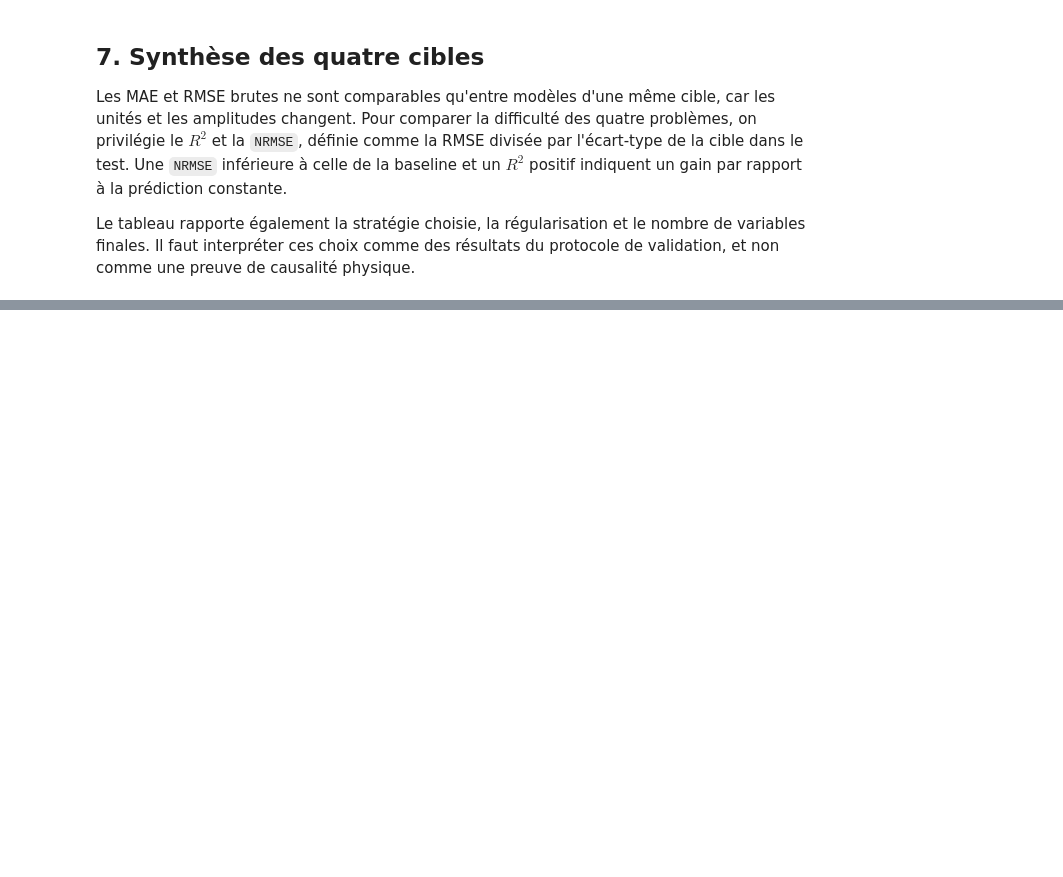
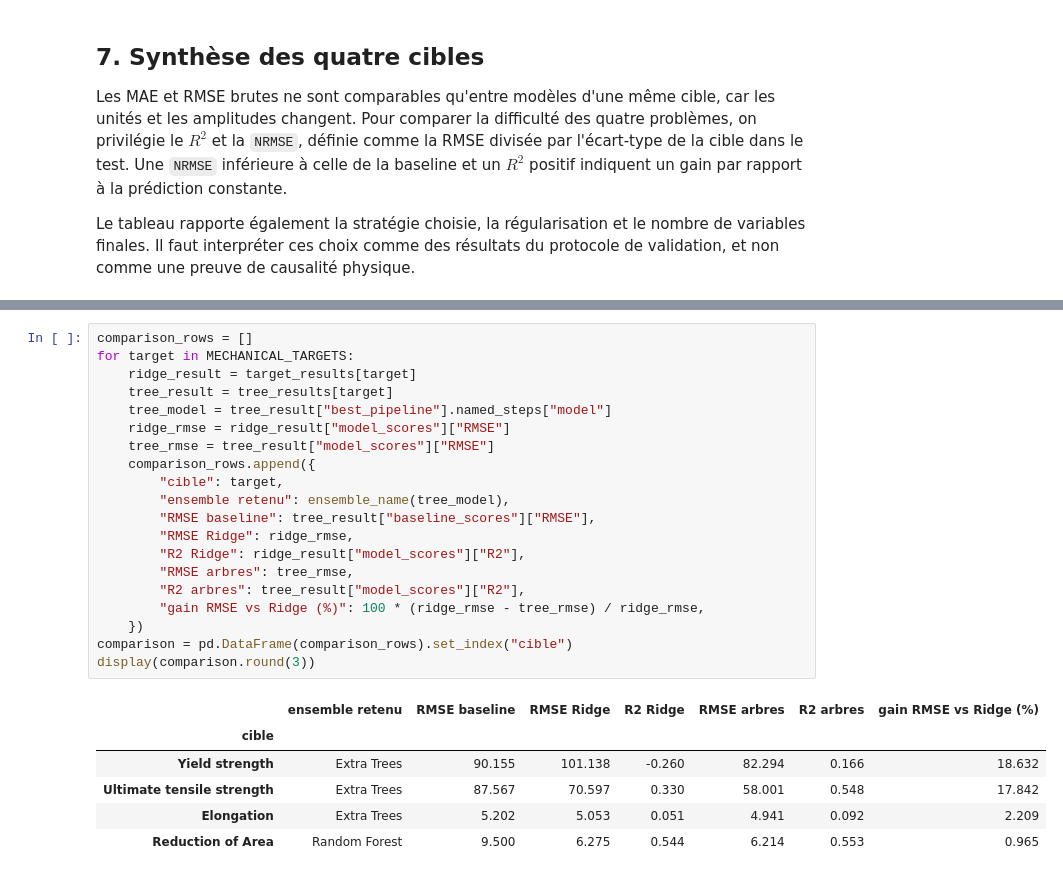
Before and after one commit to marilynehu25/Soudure-d-acier, a Jupyter notebook: 2. Analyses/3. Prédiction des cibles.ipynb, the cells around one changed output, grey strips where cells are left out. Saved outputs shown, nothing was run; the diff lists cells and outputs as text; blank space fills up the shorter version.

```diff
--- a/2. Analyses/3. Prédiction des cibles.ipynb
+++ b/2. Analyses/3. Prédiction des cibles.ipynb
@@ -438,0 +1245,27 @@ print("Contrôles validés pour les quatre cibles : groupes, variables et transf
+# %%
+comparison_rows = []
+for target in MECHANICAL_TARGETS:
+    ridge_result = target_results[target]
+    tree_result = tree_results[target]
+    tree_model = tree_result["best_pipeline"].named_steps["model"]
+    ridge_rmse = ridge_result["model_scores"]["RMSE"]
+    tree_rmse = tree_result["model_scores"]["RMSE"]
+    comparison_rows.append({
+        "cible": target,
+        "ensemble retenu": ensemble_name(tree_model),
+        "RMSE baseline": tree_result["baseline_scores"]["RMSE"],
+        "RMSE Ridge": ridge_rmse,
+        "R2 Ridge": ridge_result["model_scores"]["R2"],
+        "RMSE arbres": tree_rmse,
+        "R2 arbres": tree_result["model_scores"]["R2"],
+        "gain RMSE vs Ridge (%)": 100 * (ridge_rmse - tree_rmse) / ridge_rmse,
+    })
+comparison = pd.DataFrame(comparison_rows).set_index("cible")
+display(comparison.round(3))
+# %% [output]
+|  | ensemble retenu | RMSE baseline | RMSE Ridge | R2 Ridge | RMSE arbres | R2 arbres | gain RMSE vs Ridge (%) |
+| cible |  |  |  |  |  |  |  |
+| Yield strength | Extra Trees | 90.155 | 101.138 | -0.260 | 82.294 | 0.166 | 18.632 |
+| Ultimate tensile strength | Extra Trees | 87.567 | 70.597 | 0.330 | 58.001 | 0.548 | 17.842 |
+| Elongation | Extra Trees | 5.202 | 5.053 | 0.051 | 4.941 | 0.092 | 2.209 |
+| Reduction of Area | Random Forest | 9.500 | 6.275 | 0.544 | 6.214 | 0.553 | 0.965 |
```
Also changed, not shown: parts of 27 cells of this notebook, 1 other file.
